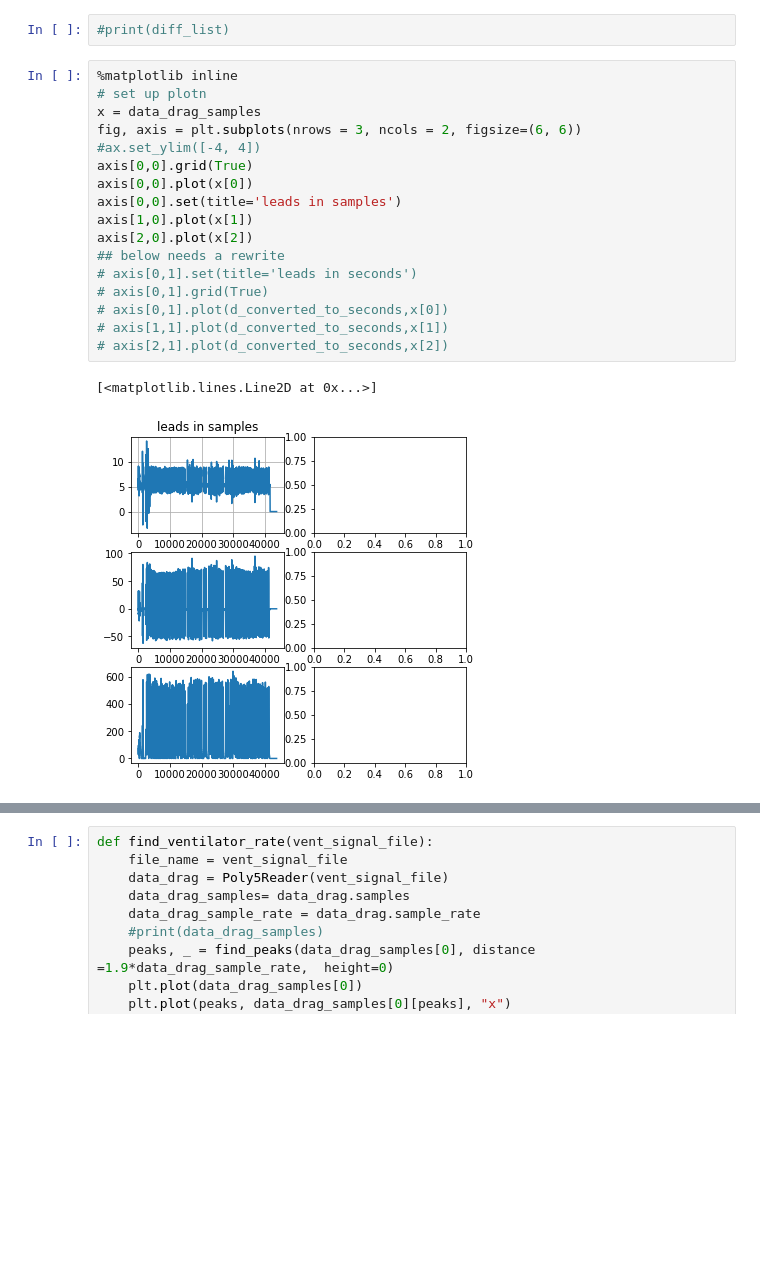
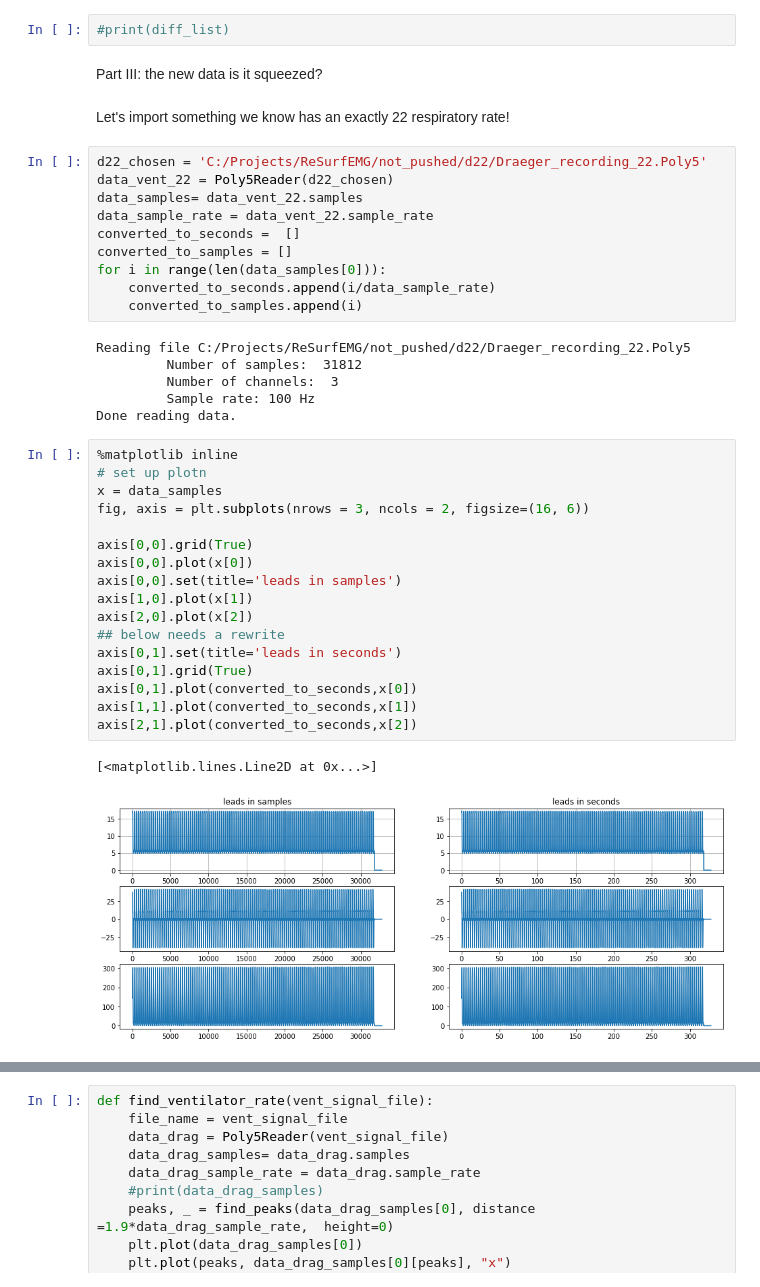
Before and after one commit to ReSurfEMG/ReSurfEMG, a Jupyter notebook: open_work/array_time_matching.ipynb, the cells around one changed output, grey strips where cells are left out. Cells and saved outputs as stored; diff of their text form; blank space fills up the shorter version.

```diff
--- a/open_work/array_time_matching.ipynb
+++ b/open_work/array_time_matching.ipynb
@@ -267,24 +273,44 @@ with option_context('display.max_colwidth', 400):
 | 23 | C:/Projects/ReSurfEMG/not_pushed/... | C:/Projects/ReSurfEMG/not_pushed/... | 19.568555 |
 # %%
 #print(diff_list)
+# %% [markdown]
+Part III:  the new data is it squeezed?
+# %% [markdown]
+Let's import something we know has an exactly 22 respiratory rate!
+# %%
+d22_chosen = 'C:/Projects/ReSurfEMG/not_pushed/d22/Draeger_recording_22.Poly5'
+data_vent_22 = Poly5Reader(d22_chosen)
+data_samples= data_vent_22.samples
+data_sample_rate = data_vent_22.sample_rate
+converted_to_seconds =  []
+converted_to_samples = []
+for i in range(len(data_samples[0])):
+    converted_to_seconds.append(i/data_sample_rate)
+    converted_to_samples.append(i)
+# %% [output]
+Reading file C:/Projects/ReSurfEMG/not_pushed/d22/Draeger_recording_22.Poly5
+         Number of samples:  31812
+         Number of channels:  3
+         Sample rate: 100 Hz
+Done reading data.
 # %%
 %matplotlib inline
 # set up plotn
-x = data_drag_samples
-fig, axis = plt.subplots(nrows = 3, ncols = 2, figsize=(6, 6))
-#ax.set_ylim([-4, 4])
+x = data_samples
+fig, axis = plt.subplots(nrows = 3, ncols = 2, figsize=(16, 6))
+
 axis[0,0].grid(True)
 axis[0,0].plot(x[0])
 axis[0,0].set(title='leads in samples')
 axis[1,0].plot(x[1])
 axis[2,0].plot(x[2])
 ## below needs a rewrite
-# axis[0,1].set(title='leads in seconds')
-# axis[0,1].grid(True)
-# axis[0,1].plot(d_converted_to_seconds,x[0])
-# axis[1,1].plot(d_converted_to_seconds,x[1])
-# axis[2,1].plot(d_converted_to_seconds,x[2])
+axis[0,1].set(title='leads in seconds')
+axis[0,1].grid(True)
+axis[0,1].plot(converted_to_seconds,x[0])
+axis[1,1].plot(converted_to_seconds,x[1])
+axis[2,1].plot(converted_to_seconds,x[2])
 # %% [output]
 [<matplotlib.lines.Line2D at 0x...>]
-[figure, old version]
+[figure, new version]
 # %%
```
Also changed, not shown: parts of 9 cells of this notebook.
